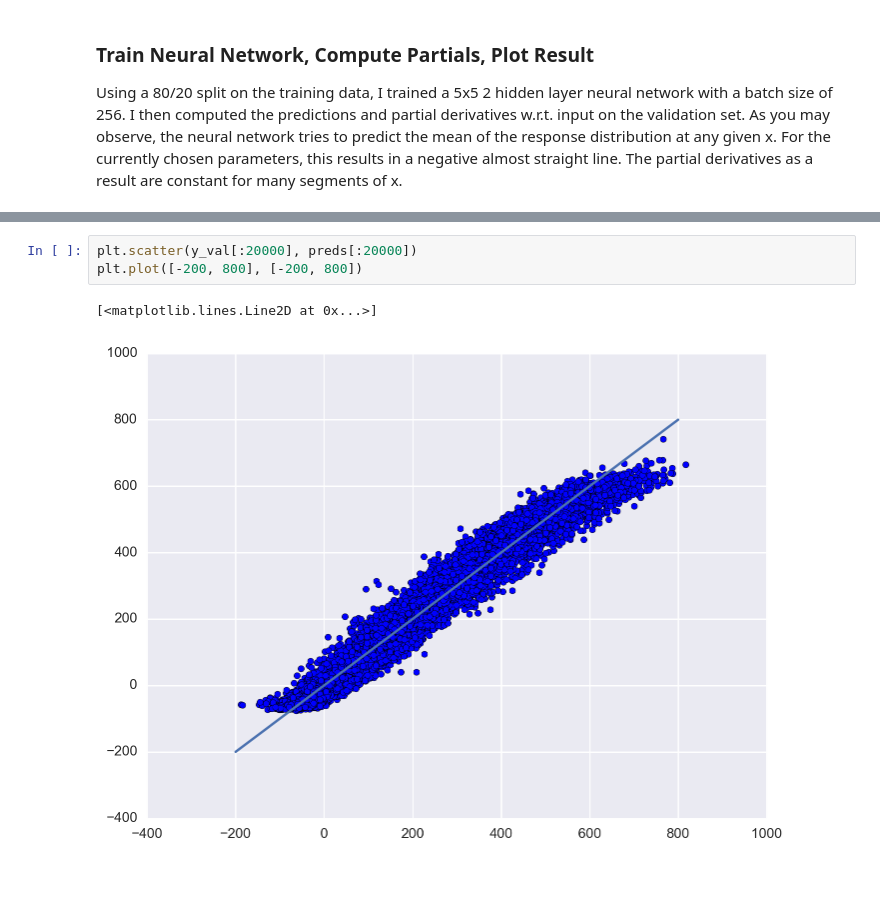
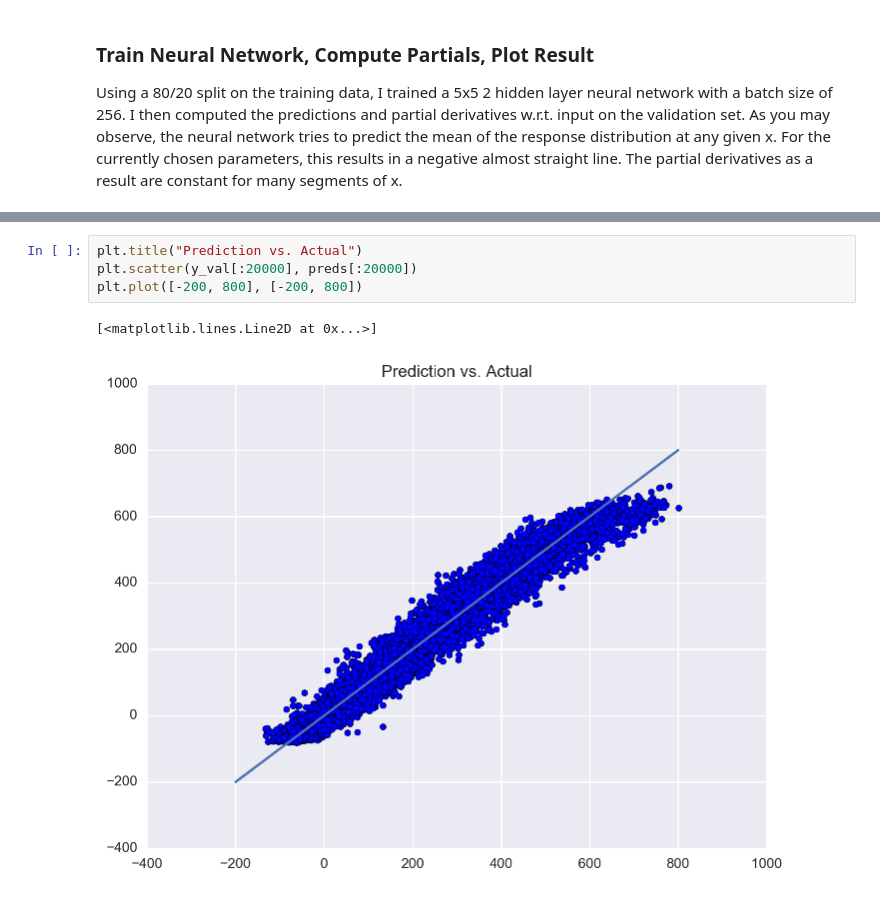
Before and after one commit to bsuper-archive/biomet-partials, a Jupyter notebook: [TA, SW_IN, RH] -> NETRAD.ipynb, the cells around one changed output, grey strips where cells are left out. Saved outputs shown, nothing was run; the diff lists cells and outputs as text.

```diff
--- a/[TA, SW_IN, RH] -> NETRAD.ipynb
+++ b/[TA, SW_IN, RH] -> NETRAD.ipynb
@@ -211,6 +222,7 @@ preds.shape
 # %%
+plt.title("Prediction vs. Actual")
 plt.scatter(y_val[:20000], preds[:20000])
 plt.plot([-200, 800], [-200, 800])
 # %% [output]
 [<matplotlib.lines.Line2D at 0x...>]
-[figure, old version]
+[figure, new version]
```
Also changed, not shown: parts of 9 cells of this notebook, 1 other file.
